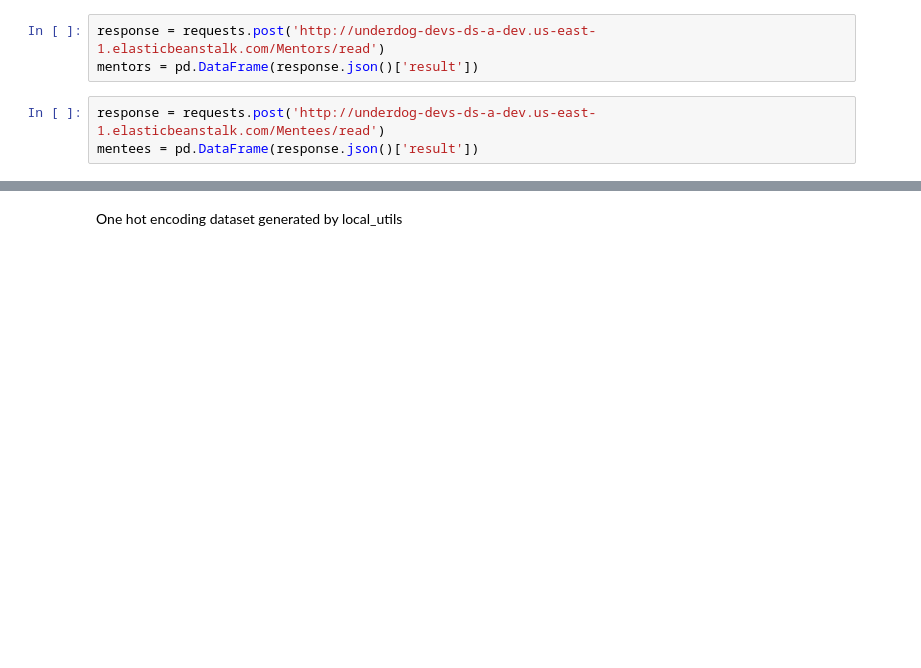
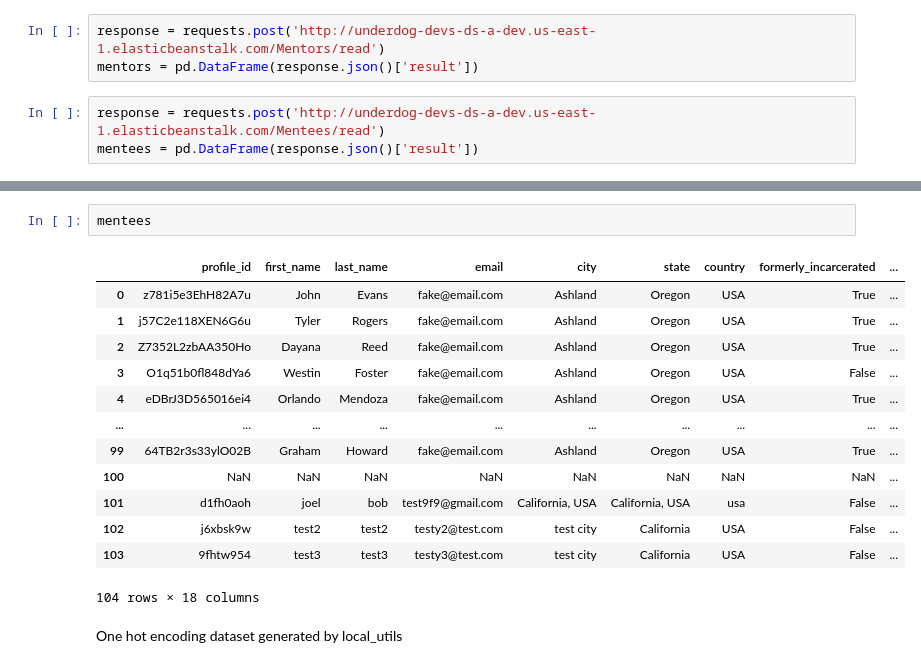
Before and after one commit to BloomTech-Labs/underdog-devs-ds-a, a Jupyter notebook: notebooks/KNN.ipynb, the cells around one changed output, grey strips where cells are left out. Cells and saved outputs as stored; diff of their text form; blank space fills up the shorter version.

```diff
--- a/notebooks/KNN.ipynb
+++ b/notebooks/KNN.ipynb
@@ -36,2 +16,18 @@ mentors
+# %%
+mentees
+# %% [output]
+|  | profile_id | first_name | last_name | email | city | state | country | formerly_incarcerated | ... |
+| 0 | z781i5e3EhH82A7u | John | Evans | fake@email.com | Ashland | Oregon | USA | True | ... |
+| 1 | j57C2e118XEN6G6u | Tyler | Rogers | fake@email.com | Ashland | Oregon | USA | True | ... |
+| 2 | Z7352L2zbAA350Ho | Dayana | Reed | fake@email.com | Ashland | Oregon | USA | True | ... |
+| 3 | O1q51b0fl848dYa6 | Westin | Foster | fake@email.com | Ashland | Oregon | USA | False | ... |
+| 4 | eDBrJ3D565016ei4 | Orlando | Mendoza | fake@email.com | Ashland | Oregon | USA | True | ... |
+| ... | ... | ... | ... | ... | ... | ... | ... | ... | ... |
+| 99 | 64TB2r3s33ylO02B | Graham | Howard | fake@email.com | Ashland | Oregon | USA | True | ... |
+| 100 | NaN | NaN | NaN | NaN | NaN | NaN | NaN | NaN | ... |
+| 101 | d1fh0aoh | joel | bob | test9f9@gmail.com | California, USA | California, USA | usa | False | ... |
+| 102 | j6xbsk9w | test2 | test2 | testy2@test.com | test city | California | USA | False | ... |
+| 103 | 9fhtw954 | test3 | test3 | testy3@test.com | test city | California | USA | False | ... |
+104 rows × 18 columns
 # %% [markdown]
 One hot encoding dataset generated by local_utils
```
Also changed, not shown: parts of 9 cells of this notebook.
